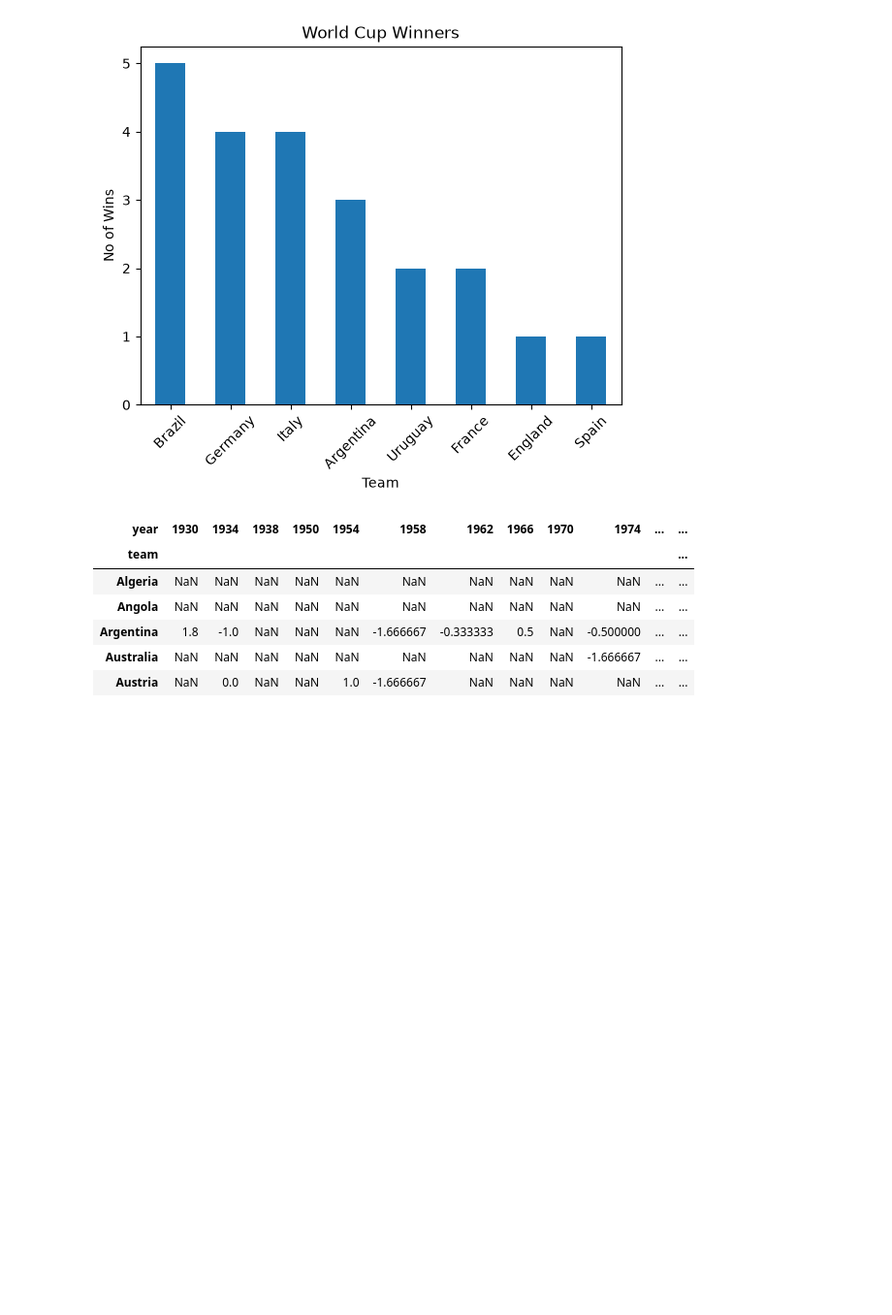
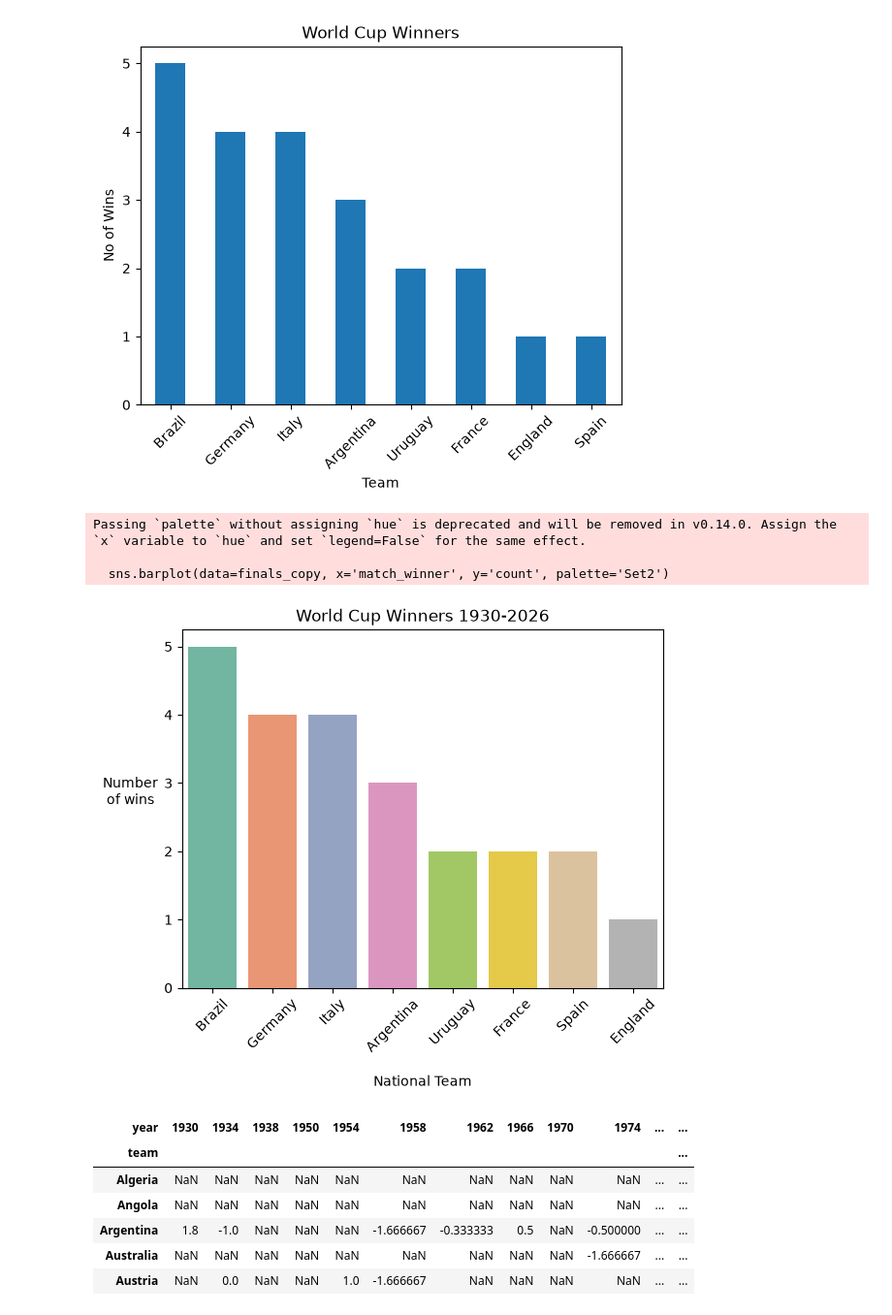
Before and after one commit to bev-amin/fifa-data-science, a Jupyter notebook: notebooks/01-exploration.ipynb, the cells around one changed output. Shown at 97% size. Saved outputs shown, nothing was run; the diff lists cells and outputs as text; code cells hidden in the pictures; blank space fills up the shorter version.

```diff
--- a/notebooks/01-exploration.ipynb
+++ b/notebooks/01-exploration.ipynb
@@ -626,6 +626,24 @@ finals_winners.plot(kind='bar', title='World Cup Winners', rot=45, ylabel = 'No
 # %% [output]
 <Axes: title={'center': 'World Cup Winners'}, xlabel='Team', ylabel='No of Wins'>
 [figure]
+# %%
+''' correct graph fore presentation to include Spain winning 2026. (data file only goes to 2022) '''
+
+finals_copy = finals_winners.reset_index()
+finals_copy.at[7, 'count'] = 2
+finals_copy.sort_values(by='count', ascending=False, inplace=True)
+
+sns.barplot(data=finals_copy, x='match_winner', y='count', palette='Set2')
+plt.title('World Cup Winners 1930-2026')
+plt.ylabel('Number\nof wins', rotation=0, labelpad=25)
+plt.xlabel('National Team', labelpad=15)
+plt.xticks(rotation=45)
+plt.show()
+# %% [output]
+Passing `palette` without assigning `hue` is deprecated and will be removed in v0.14.0. Assign the `x` variable to `hue` and set `legend=False` for the same effect.
+
+  sns.barplot(data=finals_copy, x='match_winner', y='count', palette='Set2')
+[figure, added]
 # %%
 ''' mean goal diff per team per WC year - pivot table'''
 mean_goal_diff_by_year = all_matches.pivot_table(index='team',columns='year',values='goal_diff',aggfunc='mean')
```
Also changed, not shown: parts of 3 cells of this notebook.
